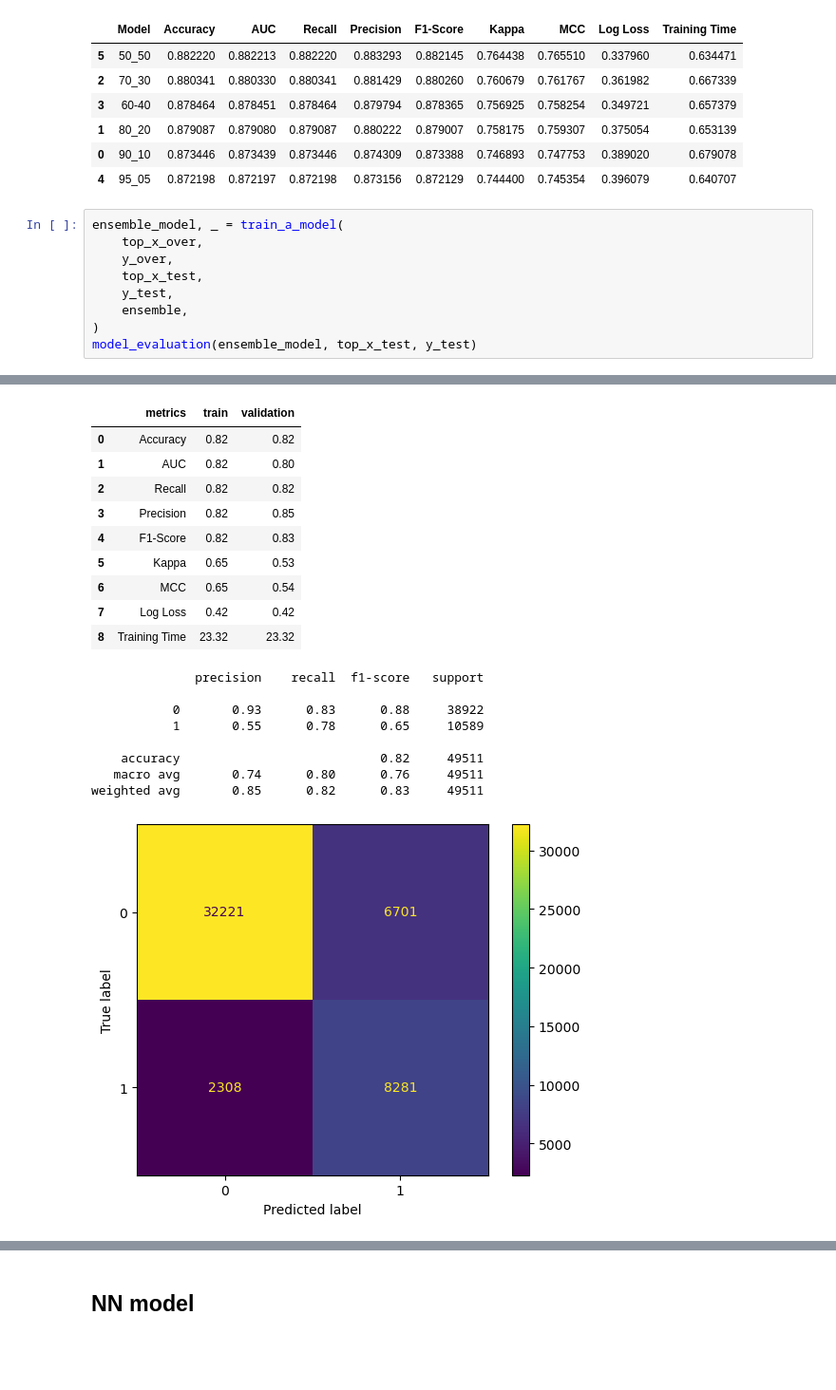
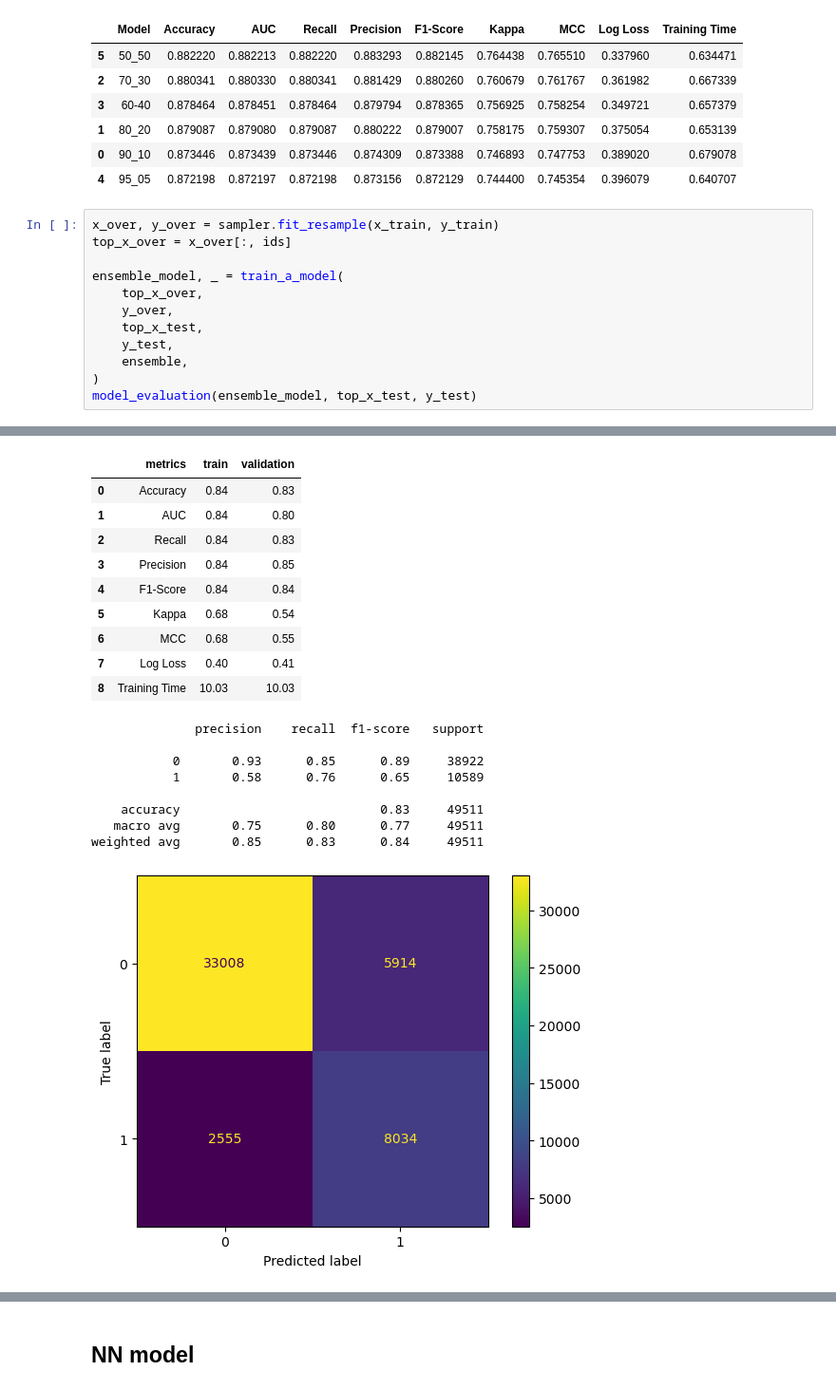
Before and after one commit to msdkang/Kaggle, a Jupyter notebook: notebooks/model.ipynb, the cells around one changed output, grey strips where cells are left out. Shown at 95% size. Saved outputs shown, nothing was run; the diff lists cells and outputs as text; blank space fills up the shorter version.

```diff
--- a/notebooks/model.ipynb
+++ b/notebooks/model.ipynb
@@ -871,6 +871,9 @@ ensemble = compare_models(
 | 0 | 90_10 | 0.873446 | 0.873439 | 0.873446 | 0.874309 | 0.873388 | 0.746893 | 0.747753 | 0.389020 | 0.679078 |
 | 4 | 95_05 | 0.872198 | 0.872197 | 0.872198 | 0.873156 | 0.872129 | 0.744400 | 0.745354 | 0.396079 | 0.640707 |
 # %%
+x_over, y_over = sampler.fit_resample(x_train, y_train)
+top_x_over = x_over[:, ids]
+
 ensemble_model, _ = train_a_model(
     top_x_over,
     y_over,
@@ -896,23 +902,23 @@ Results for model VotingClassifier(estimators=[('base',
                  voting='soft', weights=[0.5, 0.5]):
 |  | metrics | train | validation |
-| 0 | Accuracy | 0.82 | 0.82 |
-| 1 | AUC | 0.82 | 0.80 |
-| 2 | Recall | 0.82 | 0.82 |
-| 3 | Precision | 0.82 | 0.85 |
-| 4 | F1-Score | 0.82 | 0.83 |
-| 5 | Kappa | 0.65 | 0.53 |
-| 6 | MCC | 0.65 | 0.54 |
-| 7 | Log Loss | 0.42 | 0.42 |
-| 8 | Training Time | 23.32 | 23.32 |
+| 0 | Accuracy | 0.84 | 0.83 |
+| 1 | AUC | 0.84 | 0.80 |
+| 2 | Recall | 0.84 | 0.83 |
+| 3 | Precision | 0.84 | 0.85 |
+| 4 | F1-Score | 0.84 | 0.84 |
+| 5 | Kappa | 0.68 | 0.54 |
+| 6 | MCC | 0.68 | 0.55 |
+| 7 | Log Loss | 0.40 | 0.41 |
+| 8 | Training Time | 10.03 | 10.03 |
               precision    recall  f1-score   support
 
-           0       0.93      0.83      0.88     38922
-           1       0.55      0.78      0.65     10589
+           0       0.93      0.85      0.89     38922
+           1       0.58      0.76      0.65     10589
 
-    accuracy                           0.82     49511
-   macro avg       0.74      0.80      0.76     49511
-weighted avg       0.85      0.82      0.83     49511
+    accuracy                           0.83     49511
+   macro avg       0.75      0.80      0.77     49511
+weighted avg       0.85      0.83      0.84     49511
-[figure, old version]
+[figure, new version]
 [figure]
 # %% [markdown]
 ## NN model
```
Also changed, not shown: parts of 2 cells of this notebook.
